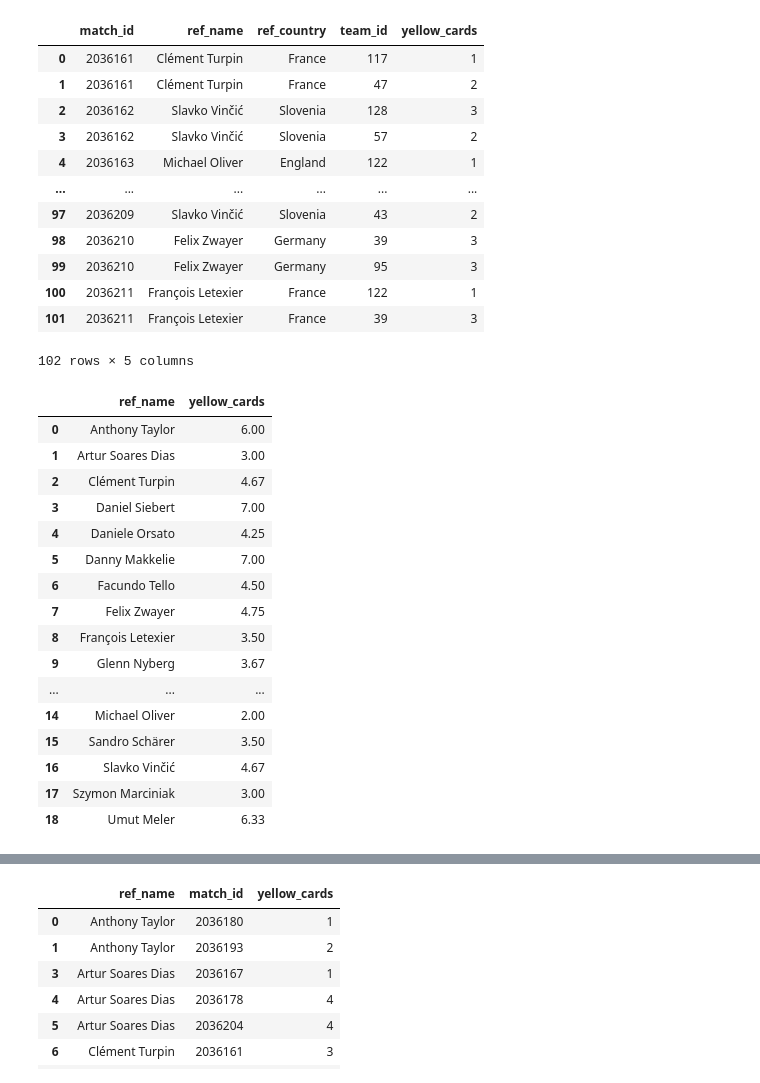
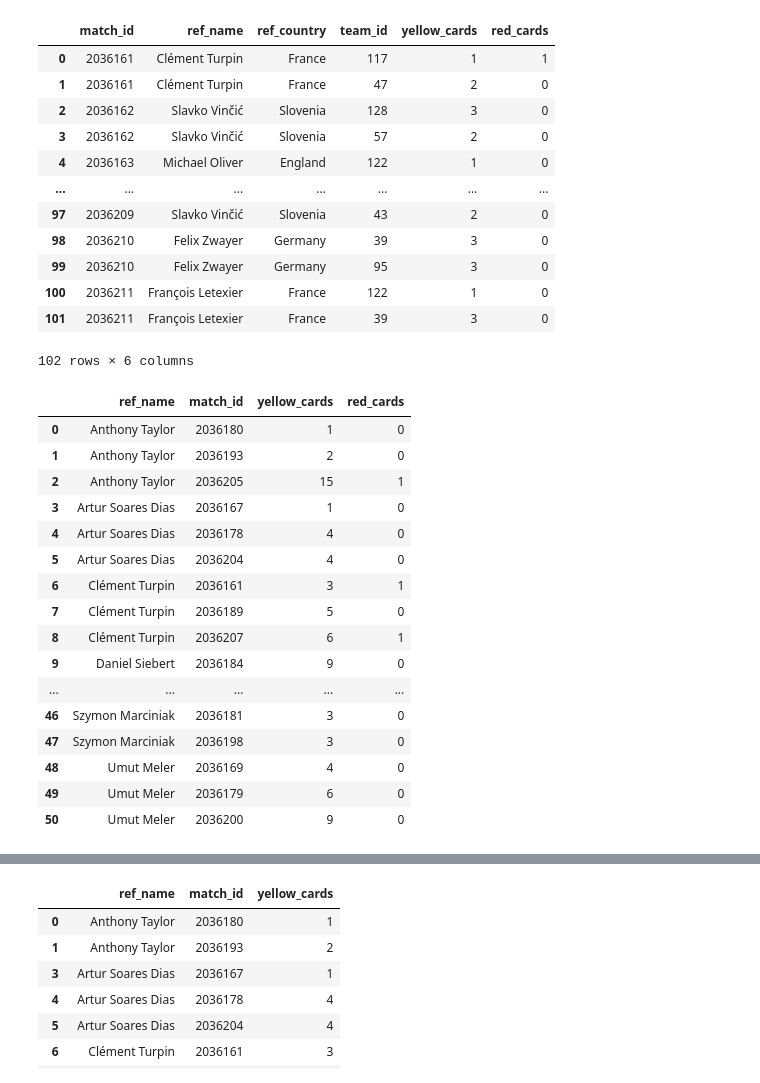
Before and after one commit to Ccj0203/UEFA_DataAnalysis, a Jupyter notebook: code/UEFA_DataAnalysis_Analysis.ipynb, the cells around one changed output, grey strips where cells are left out. Drawn from its saved outputs; the diff is of its cells as text; code cells hidden in the pictures.

```diff
--- a/code/UEFA_DataAnalysis_Analysis.ipynb
+++ b/code/UEFA_DataAnalysis_Analysis.ipynb
@@ -4,43 +5,45 @@ import pandas as pd
 df_match_team_data = pd.read_excel('..\\data\\match_team_data_WIDE.xlsx', header=0)
 df_referee_data = pd.read_excel('..\\data\\referee_data_LONG.xlsx', header=0)
 # %%
+# 裁判及红黄牌明细数据
 df_ref_match = df_referee_data[df_referee_data['ref_role'] == 'Referee'][['match_id', 'ref_name', 'ref_country']]
-df_ref_yellow_cards = df_ref_match.merge(df_match_team_data[['match_id', 'team_id', 'yellow_cards']], on='match_id', how='right')
-df_ref_yellow_cards
+df_ref_cards = df_ref_match.merge(df_match_team_data[['match_id', 'team_id', 'yellow_cards', 'red_cards']], on='match_id', how='right')
+df_ref_cards
 # %% [output]
-|  | match_id | ref_name | ref_country | team_id | yellow_cards |
-| 0 | 2036161 | Clément Turpin | France | 117 | 1 |
-| 1 | 2036161 | Clément Turpin | France | 47 | 2 |
-| 2 | 2036162 | Slavko Vinčić | Slovenia | 128 | 3 |
-| 3 | 2036162 | Slavko Vinčić | Slovenia | 57 | 2 |
-| 4 | 2036163 | Michael Oliver | England | 122 | 1 |
-| ... | ... | ... | ... | ... | ... |
-| 97 | 2036209 | Slavko Vinčić | Slovenia | 43 | 2 |
-| 98 | 2036210 | Felix Zwayer | Germany | 39 | 3 |
-| 99 | 2036210 | Felix Zwayer | Germany | 95 | 3 |
-| 100 | 2036211 | François Letexier | France | 122 | 1 |
-| 101 | 2036211 | François Letexier | France | 39 | 3 |
+|  | match_id | ref_name | ref_country | team_id | yellow_cards | red_cards |
+| 0 | 2036161 | Clément Turpin | France | 117 | 1 | 1 |
+| 1 | 2036161 | Clément Turpin | France | 47 | 2 | 0 |
+| 2 | 2036162 | Slavko Vinčić | Slovenia | 128 | 3 | 0 |
+| 3 | 2036162 | Slavko Vinčić | Slovenia | 57 | 2 | 0 |
+| 4 | 2036163 | Michael Oliver | England | 122 | 1 | 0 |
+| ... | ... | ... | ... | ... | ... | ... |
+| 97 | 2036209 | Slavko Vinčić | Slovenia | 43 | 2 | 0 |
+| 98 | 2036210 | Felix Zwayer | Germany | 39 | 3 | 0 |
+| 99 | 2036210 | Felix Zwayer | Germany | 95 | 3 | 0 |
+| 100 | 2036211 | François Letexier | France | 122 | 1 | 0 |
+| 101 | 2036211 | François Letexier | France | 39 | 3 | 0 |
-102 rows × 5 columns
+102 rows × 6 columns
 # %%
-df_ref_yellow_cards_match = df_ref_yellow_cards.groupby(['ref_name', 'match_id'], as_index=False)['yellow_cards'].sum()
-df_ref_yellow_cards_match
-df_ref_yellow_cards_avg = df_ref_yellow_cards_match.groupby('ref_name', as_index=False)['yellow_cards'].mean().round(2)
-df_ref_yellow_cards_avg
+# 各场比赛裁判红牌数据
+df_ref_cards_match = df_ref_cards.groupby(['ref_name', 'match_id'], as_index=False)[['yellow_cards', 'red_cards']].sum()
+df_ref_cards_match
+# df_ref_cards_avg = df_ref_cards_match.groupby('ref_name', as_index=False)[['yellow_cards', 'red_cards']].mean().round(2)
+# df_ref_cards_avg
 # %% [output]
-|  | ref_name | yellow_cards |
-| 0 | Anthony Taylor | 6.00 |
-| 1 | Artur Soares Dias | 3.00 |
-| 2 | Clément Turpin | 4.67 |
-| 3 | Daniel Siebert | 7.00 |
-| 4 | Daniele Orsato | 4.25 |
-| 5 | Danny Makkelie | 7.00 |
-| 6 | Facundo Tello | 4.50 |
-| 7 | Felix Zwayer | 4.75 |
-| 8 | François Letexier | 3.50 |
-| 9 | Glenn Nyberg | 3.67 |
-| ... | ... | ... |
-| 14 | Michael Oliver | 2.00 |
-| 15 | Sandro Schärer | 3.50 |
-| 16 | Slavko Vinčić | 4.67 |
-| 17 | Szymon Marciniak | 3.00 |
-| 18 | Umut Meler | 6.33 |
+|  | ref_name | match_id | yellow_cards | red_cards |
+| 0 | Anthony Taylor | 2036180 | 1 | 0 |
+| 1 | Anthony Taylor | 2036193 | 2 | 0 |
+| 2 | Anthony Taylor | 2036205 | 15 | 1 |
+| 3 | Artur Soares Dias | 2036167 | 1 | 0 |
+| 4 | Artur Soares Dias | 2036178 | 4 | 0 |
+| 5 | Artur Soares Dias | 2036204 | 4 | 0 |
+| 6 | Clément Turpin | 2036161 | 3 | 1 |
+| 7 | Clément Turpin | 2036189 | 5 | 0 |
+| 8 | Clément Turpin | 2036207 | 6 | 1 |
+| 9 | Daniel Siebert | 2036184 | 9 | 0 |
+| ... | ... | ... | ... | ... |
+| 46 | Szymon Marciniak | 2036181 | 3 | 0 |
+| 47 | Szymon Marciniak | 2036198 | 3 | 0 |
+| 48 | Umut Meler | 2036169 | 4 | 0 |
+| 49 | Umut Meler | 2036179 | 6 | 0 |
+| 50 | Umut Meler | 2036200 | 9 | 0 |
```
Also changed, not shown: parts of 7 cells of this notebook.
